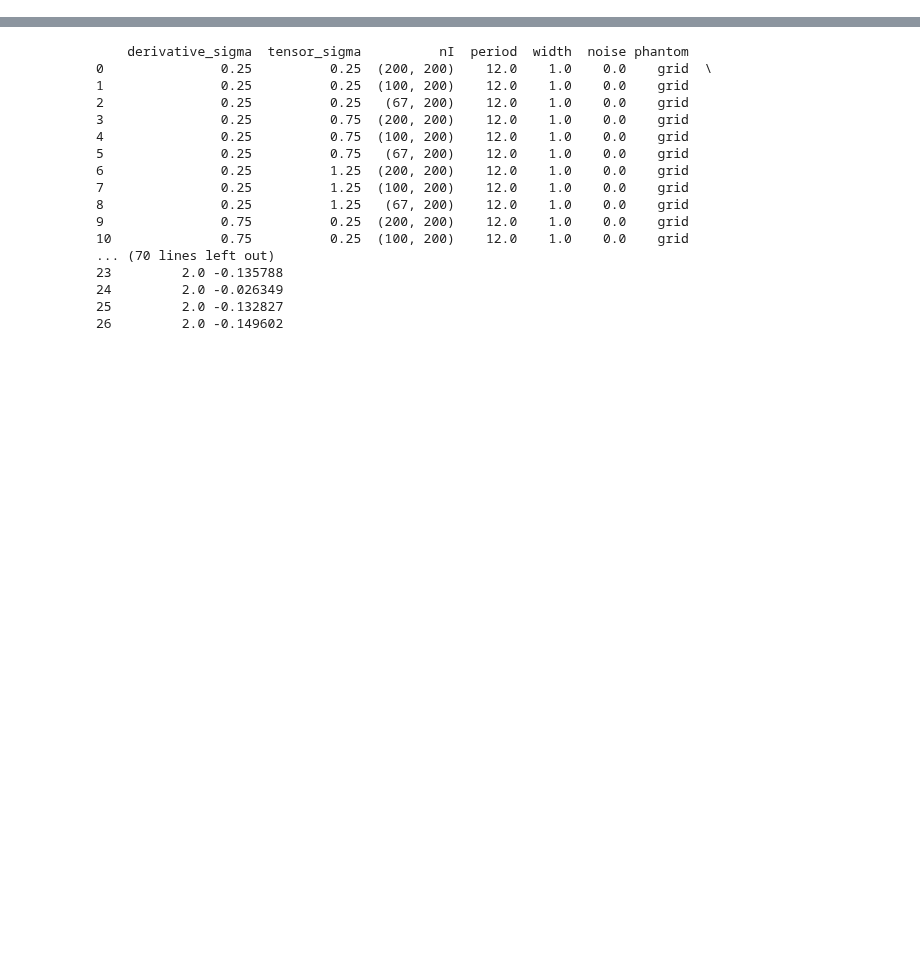
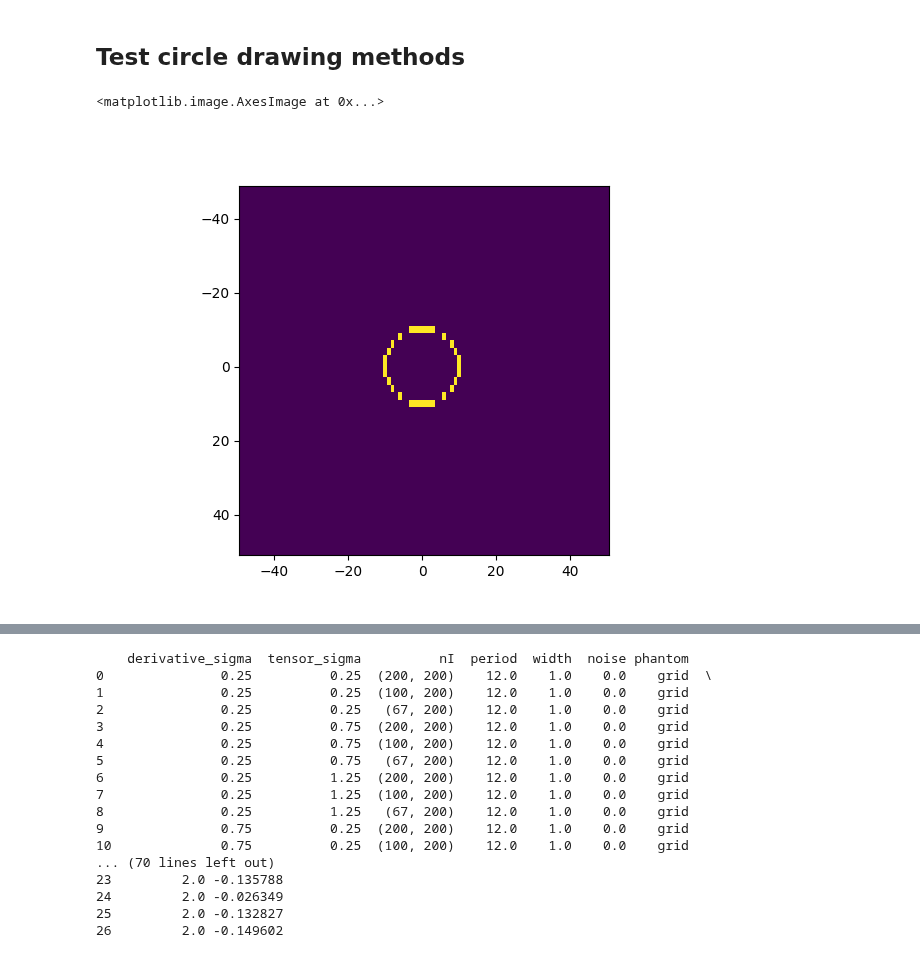
Before and after one commit to BrysonGray/fibermetric, a Jupyter notebook: notebooks/structure_tensor_ex.ipynb, the cells around one changed output, grey strips where cells are left out. Cells and saved outputs as stored; diff of their text form; code cells hidden in the pictures; blank space fills up the shorter version.

```diff
--- a/notebooks/structure_tensor_ex.ipynb
+++ b/notebooks/structure_tensor_ex.ipynb
@@ -12,6 +12,49 @@ from scipy.ndimage import gaussian_filter,sobel,correlate1d,gaussian_filter1d
 import cv2
 import scipy
 import itertools
+# %% [markdown]
+## Test circle drawing methods
+# %%
+def circle(img, dI, radius, sigma):
+    """ draw a circle centered at the image center with arbitrary pixel dimensions.
+
+    Parameters
+    ----------
+    img : array
+    dI : list or tuple
+        pixel dimensions
+    center : list or tuple
+    radius : float
+    sigma : float
+        standard deviation used in the gaussian filter for antialiasing
+
+    Returns
+    -------
+    img : array
+
+    """
+
+    # handle cases where part of the circle is out of bounds
+    img_size = np.array([n/2*d for n,d in zip(img.shape,dI)])
+    max_radius = np.sqrt(np.sum(img_size**2))
+    if radius >= max_radius:
+        return img
+    else:
+        xI = [(np.arange(x) - (x-1)//2)*d for x,d in zip(img.shape,dI)]
+        XI = np.stack(np.meshgrid(*xI, indexing='ij'))
+        img[np.where(np.isclose(XI[0]**2 + XI[1]**2, radius**2, atol=2*np.sum(dI[0]**2+dI[1]**2)))] = 1.0
+        img = gaussian_filter(img,sigma=(sigma/dI[0], sigma/dI[1]))
+        extent = (xI[1][0]-dI[1]/2, xI[1][-1]+dI[1]/2, xI[0][-1]+dI[0]/2, xI[0][0]-dI[0]/2)
+    return img, extent
+# %%
+img = np.zeros((50,100))
+
+circ, extent = circle(img, (2.0,1.0), radius=10.0, sigma=0)
+plt.figure()
+plt.imshow(circ, extent=extent)
+# %% [output]
+<matplotlib.image.AxesImage at 0x...>
+[figure, added]
 # %%
 derivative_sigmas = np.arange(start=0.25, stop=6.0,step=0.25)
 tensor_sigmas = np.arange(start=0.25, stop=6.0,step=0.25)
```
Also changed, not shown: parts of 1 cell of this notebook.
